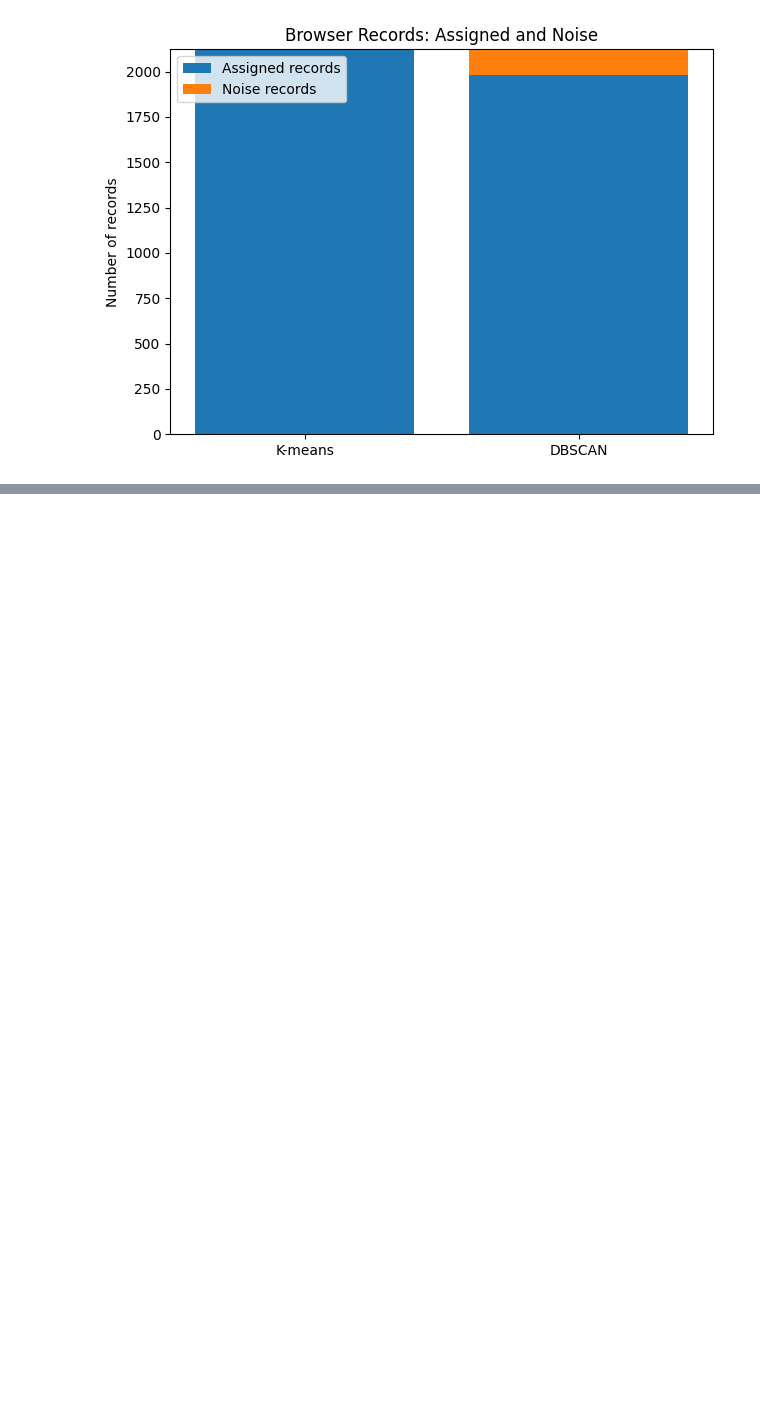
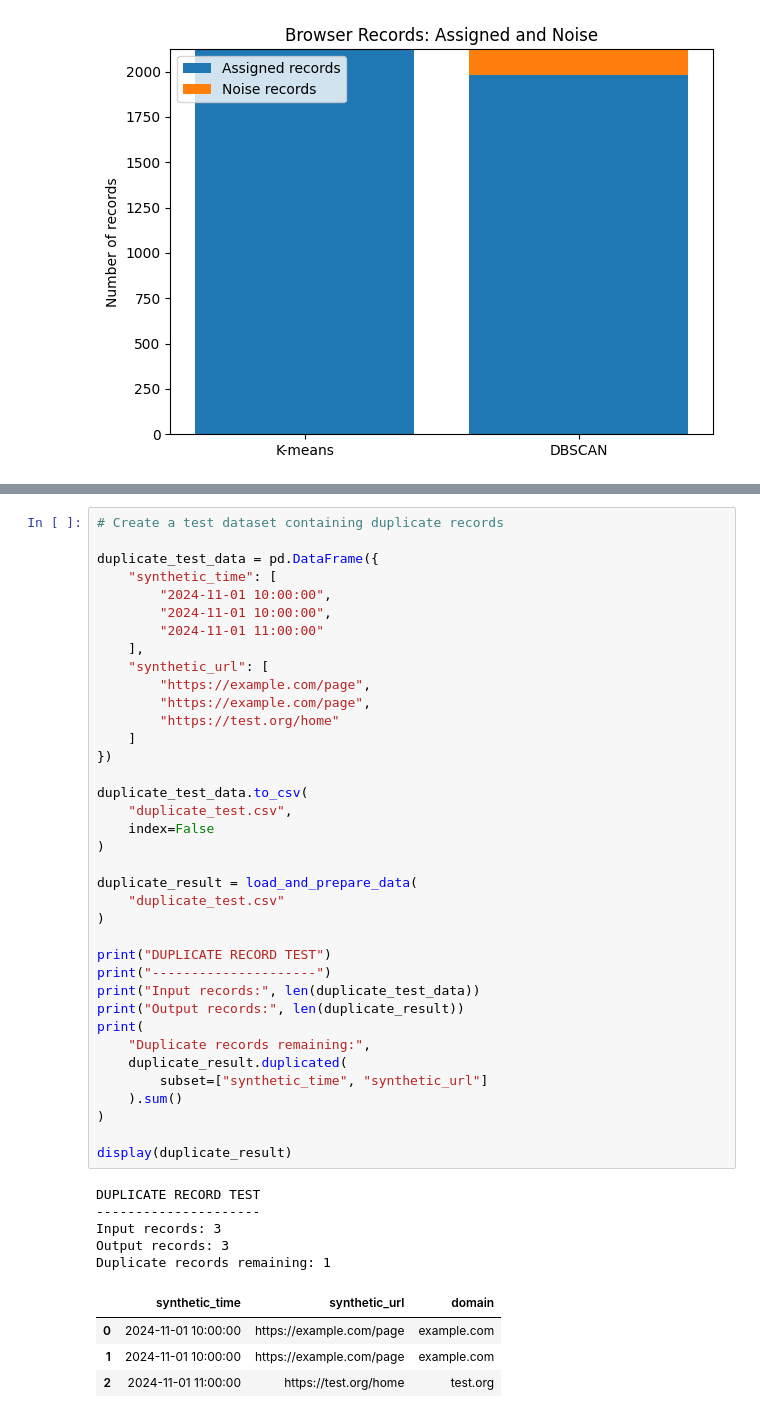
Before and after one commit to asl0180/-my-first-website, a Jupyter notebook: UntitBrowser_Artefact_clusteringled6.ipynb, the cells around one changed output, grey strips where cells are left out. Saved outputs shown, nothing was run; the diff lists cells and outputs as text; blank space fills up the shorter version.

```diff
--- a/UntitBrowser_Artefact_clusteringled6.ipynb
+++ b/UntitBrowser_Artefact_clusteringled6.ipynb
@@ -2535,0 +2588,47 @@ plt.show()
+# %%
+# Create a test dataset containing duplicate records
+
+duplicate_test_data = pd.DataFrame({
+    "synthetic_time": [
+        "2024-11-01 10:00:00",
+        "2024-11-01 10:00:00",
+        "2024-11-01 11:00:00"
+    ],
+    "synthetic_url": [
+        "https://example.com/page",
+        "https://example.com/page",
+        "https://test.org/home"
+    ]
+})
+
+duplicate_test_data.to_csv(
+    "duplicate_test.csv",
+    index=False
+)
+
+duplicate_result = load_and_prepare_data(
+    "duplicate_test.csv"
+)
+
+print("DUPLICATE RECORD TEST")
+print("---------------------")
+print("Input records:", len(duplicate_test_data))
+print("Output records:", len(duplicate_result))
+print(
+    "Duplicate records remaining:",
+    duplicate_result.duplicated(
+        subset=["synthetic_time", "synthetic_url"]
+    ).sum()
+)
+
+display(duplicate_result)
+# %% [output]
+DUPLICATE RECORD TEST
+---------------------
+Input records: 3
+Output records: 3
+Duplicate records remaining: 1
+|  | synthetic_time | synthetic_url | domain |
+| 0 | 2024-11-01 10:00:00 | https://example.com/page | example.com |
+| 1 | 2024-11-01 10:00:00 | https://example.com/page | example.com |
+| 2 | 2024-11-01 11:00:00 | https://test.org/home | test.org |
```
Also changed, not shown: parts of 10 cells of this notebook.
